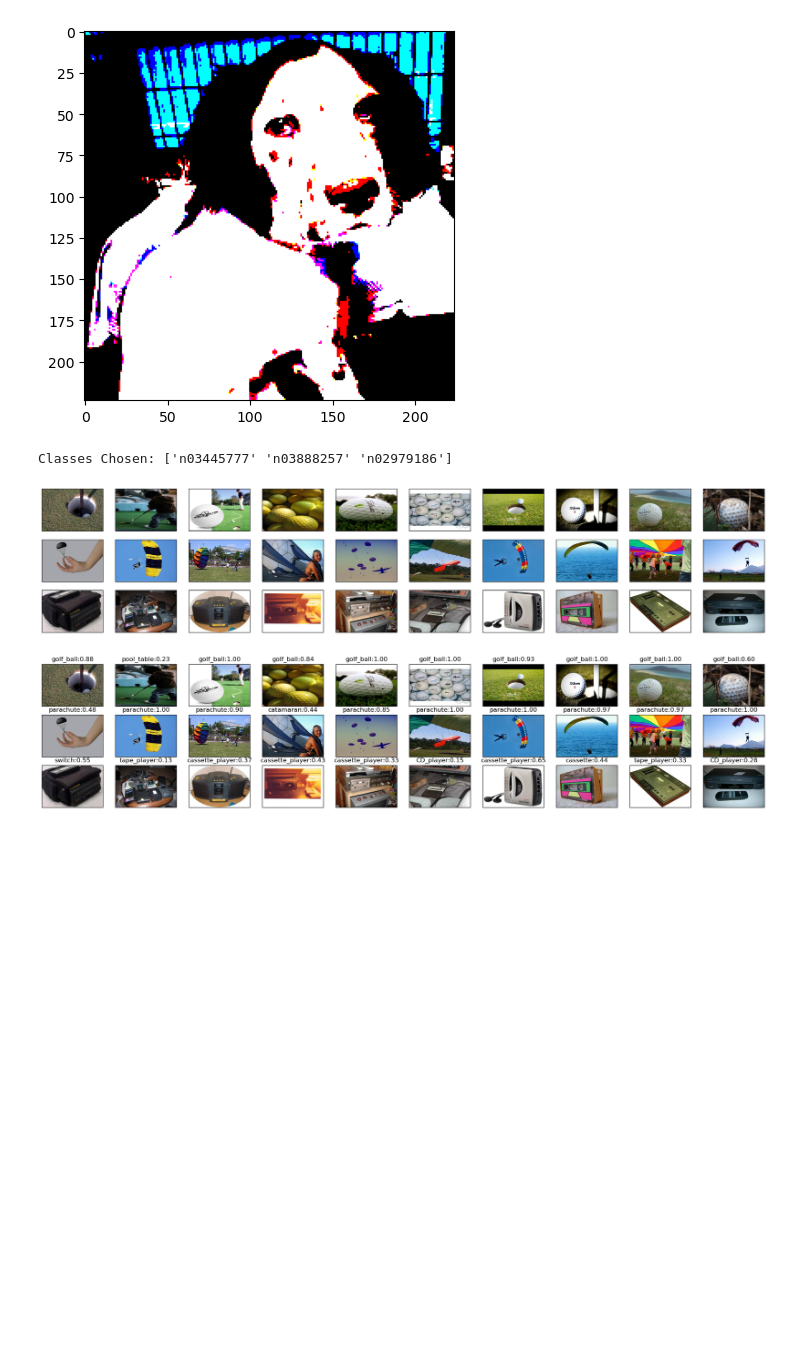
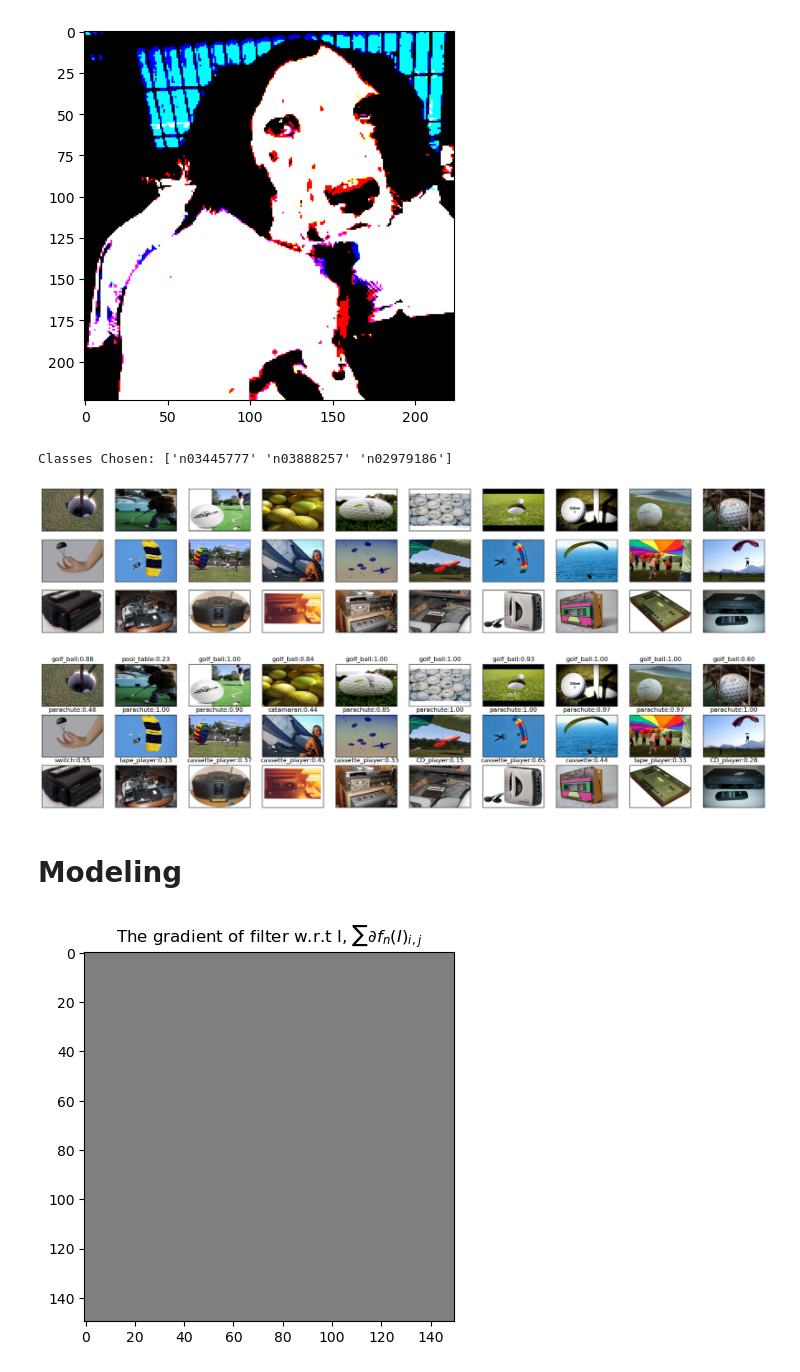
Before and after one commit to AlexShock66/ML_Conv_Visuals, a Jupyter notebook: visualizer.ipynb, the cells around one changed output. Saved outputs shown, nothing was run; the diff lists cells and outputs as text; code cells hidden in the pictures; blank space fills up the shorter version.

Commit message:
Visualizing Activations

```diff
--- a/visualizer.ipynb
+++ b/visualizer.ipynb
@@ -20,3 +23,19 @@ vgg.input_shape
+# %%
+def prepare_image_for_display(img, norm_type='max'):
+    if norm_type == 'max':
+        # min/max scaling, best for regular images
+        new_img = (img - img.min()) / (img.max()-img.min())
+    else:
+        # std scaling, best when we are unsure about large outliers
+        new_img = ((img - img.mean()) / (img.std() +1e-3))*0.15 + 0.5
+
+    new_img *= 255
+    new_img = np.clip(new_img, 0, 255)
+
+    if len(new_img.shape)>3:
+        new_img = np.squeeze(new_img)
+
+    return new_img.astype('uint8')
 # %%
 def load_image_for_processing(filepath,prep_for_vgg=True):
     img = Image.open(filepath)
@@ -87,3 +106,39 @@ def display_images_with_prediction(imgs,num_rows=3,figsize=(25,5)):
 tmp = display_images_with_prediction(result,num_rows=3)
 # %% [output]
 [figure]
+# %% [markdown]
+# Modeling
+# %%
+model = tf.keras.applications.VGG19(weights='imagenet', include_top=False, input_tensor=None)
+
+# set VGG to be frozen
+for layer in model.layers:
+    layer.trainable = False
+
+# Selecting a layer and channel to visualize
+layer_name = 'block5_conv2'
+filter_index = 0
+
+# Isolate the output of interest and create new model
+layer_output = model.get_layer(layer_name).output
+new_model = models.Model(inputs=model.input, outputs=layer_output)
+# now "new_model" has the output we desire to maximize
+
+# create a variable that we can access and update in computation graph
+I = tf.Variable(np.zeros((1, 150, 150, 3),dtype='double'), name='image_var', dtype = 'float64')
+
+# now use gradient tape to get the gradients (watching only the variable v)
+with tf.GradientTape(watch_accessed_variables=False) as tape:
+    tape.watch(I) # watch
+    model_vals = new_model(preprocess_input(I)) # get output
+    filter_output_to_maximize = tf.reduce_mean(model_vals[:, :, :, filter_index]) # define what we want to maximize
+
+grad_fn = tape.gradient(filter_output_to_maximize, I) # get gradients that influence loss w.r.t. v
+grad_fn /= (tf.sqrt(tf.reduce_mean(tf.square(grad_fn))) + 1e-5) # mean L2 norm (better stability)
+
+# now show the gradient, same size as input image
+plt.imshow(prepare_image_for_display( grad_fn.numpy(), norm_type='std'))
+plt.title('The gradient of filter w.r.t I, $ \sum\partial f_n(I)_{i,j} $ ')
+plt.show()
+# %% [output]
+[figure, added]
```
Also changed, not shown: parts of 4 cells of this notebook.
